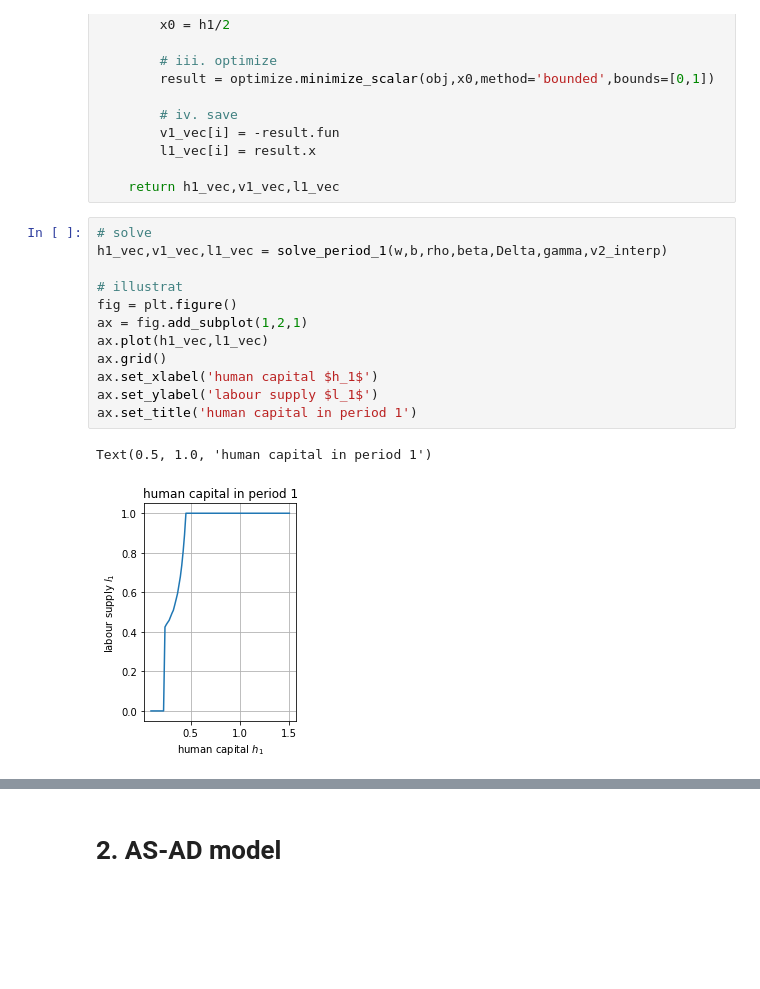
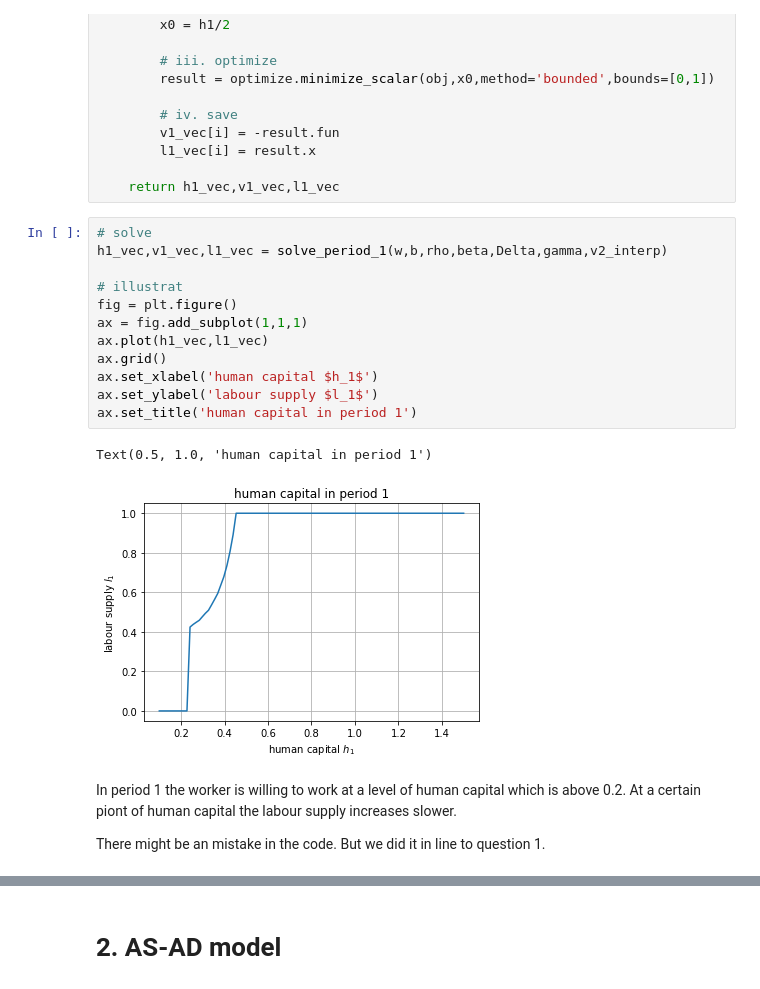
Before and after one commit to NumEconCopenhagen/projects-2019-tba, a Jupyter notebook: examproject/exam_2019.ipynb, the cells around one changed output, grey strips where cells are left out. Drawn from its saved outputs; the diff is of its cells as text; blank space fills up the shorter version.

```diff
--- a/examproject/exam_2019.ipynb
+++ b/examproject/exam_2019.ipynb
@@ -252,17 +252,21 @@ def solve_period_1(w,b,rho,beta,Delta,gamma,v2_interp):
 # %%
 # solve
 h1_vec,v1_vec,l1_vec = solve_period_1(w,b,rho,beta,Delta,gamma,v2_interp)
 
 # illustrat
 fig = plt.figure()
-ax = fig.add_subplot(1,2,1)
+ax = fig.add_subplot(1,1,1)
 ax.plot(h1_vec,l1_vec)
 ax.grid()
 ax.set_xlabel('human capital $h_1$')
 ax.set_ylabel('labour supply $l_1$')
 ax.set_title('human capital in period 1')
 # %% [output]
 Text(0.5, 1.0, 'human capital in period 1')
-[figure, old version]
+[figure, new version]
+# %% [markdown]
+In period 1 the worker is willing to work at a level of human capital which is above 0.2. At a certain piont of human capital the labour supply increases slower.
+
+There might be an mistake in the code. But we did it in line to question 1.
 # %%
 fig = plt.figure()
```
Also changed, not shown: parts of 4 cells of this notebook.
